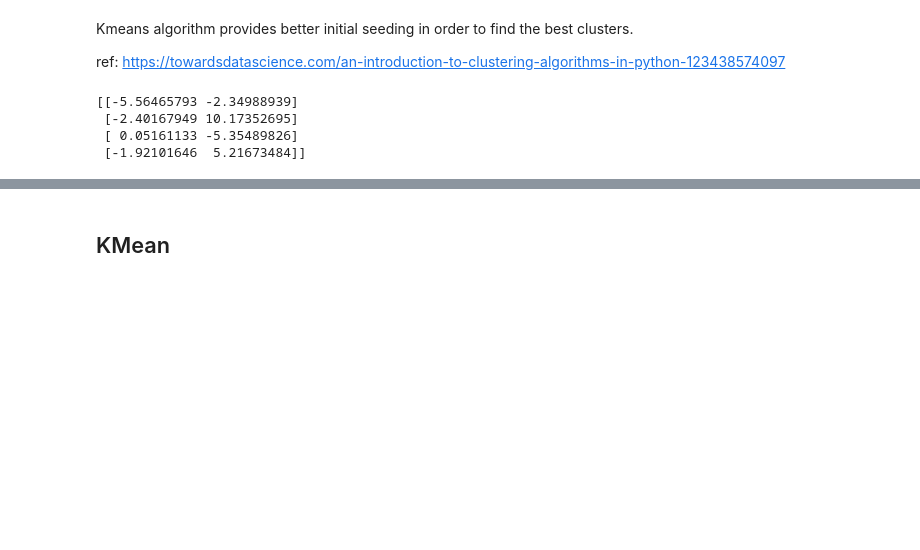
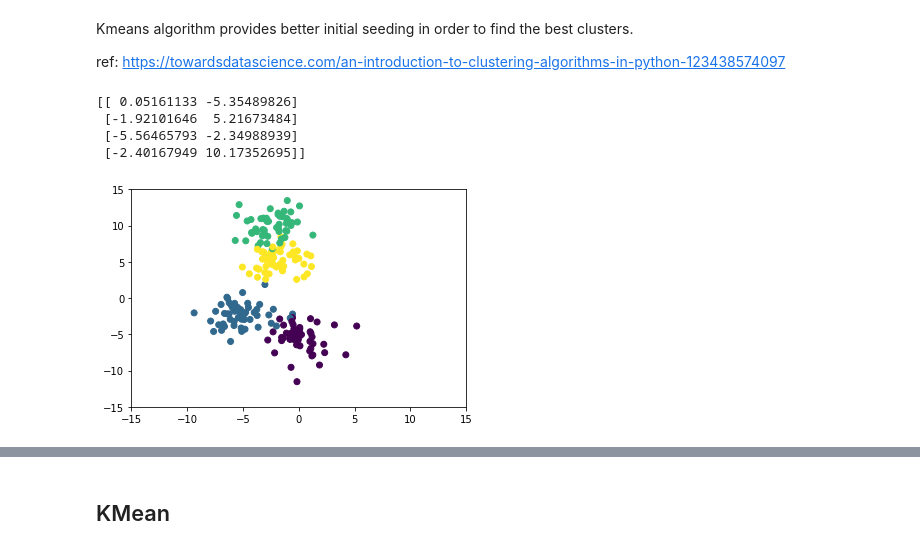
Before and after one commit to Kan4me/pupplystics, a Jupyter notebook: 0920_clustering.ipynb, the cells around one changed output, grey strips where cells are left out. Cells and saved outputs as stored; diff of their text form; code cells hidden in the pictures; blank space fills up the shorter version.

```diff
--- a/0920_clustering.ipynb
+++ b/0920_clustering.ipynb
@@ -10,15 +21,27 @@ Kmeans algorithm provides better initial seeding in order to find the best clust
 ref: https://towardsdatascience.com/an-introduction-to-clustering-algorithms-in-python-123438574097
 # %%
 # create kmeans object
+
+# import statements
+from sklearn.datasets import make_blobs
+import numpy as np
+import matplotlib.pyplot as plt# create blobs
+data = make_blobs(n_samples=200, n_features=2, centers=4, cluster_std=1.6, random_state=50)# create np array for data points
+points = data[0]# create scatter plot
+plt.scatter(data[0][:,0], data[0][:,1], c=data[1], cmap='viridis')
+plt.xlim(-15,15)
+plt.ylim(-15,15)
+
 kmeans = KMeans(n_clusters=4)# fit kmeans object to data
 kmeans.fit(points)# print location of clusters learned by kmeans object
 print(kmeans.cluster_centers_)# save new clusters for chart
 y_km = kmeans.fit_predict(points)
 # %% [output]
-[[-5.56465793 -2.34988939]
- [-2.40167949 10.17352695]
- [ 0.05161133 -5.35489826]
- [-1.92101646  5.21673484]]
+[[ 0.05161133 -5.35489826]
+ [-1.92101646  5.21673484]
+ [-5.56465793 -2.34988939]
+ [-2.40167949 10.17352695]]
+[figure, added]
 # %%
 plt.scatter(points[y_km ==0,0], points[y_km == 0,1], s=100, c='red')
 plt.scatter(points[y_km ==1,0], points[y_km == 1,1], s=100, c='black')
```
Also changed, not shown: parts of 14 cells of this notebook.
